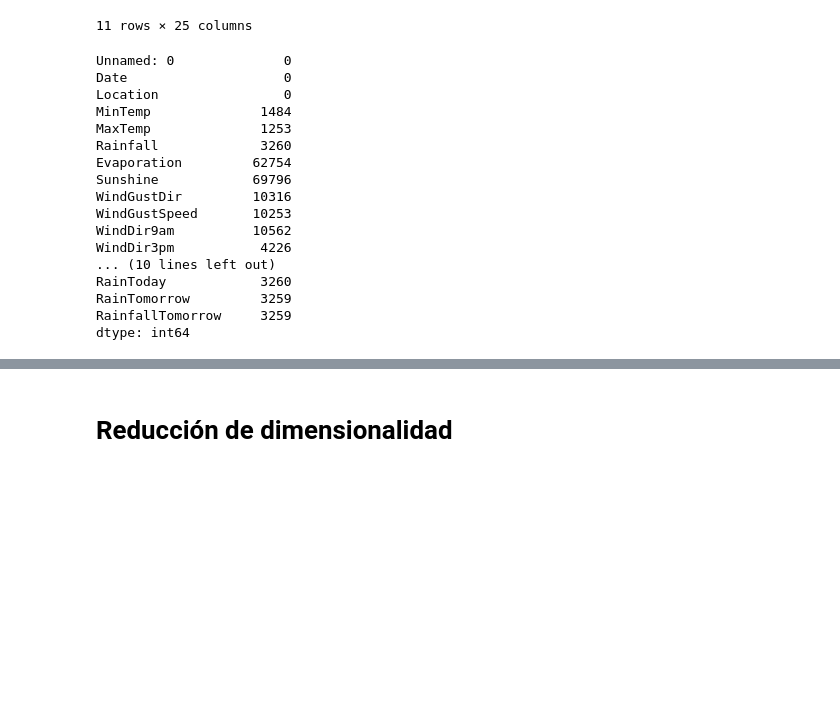
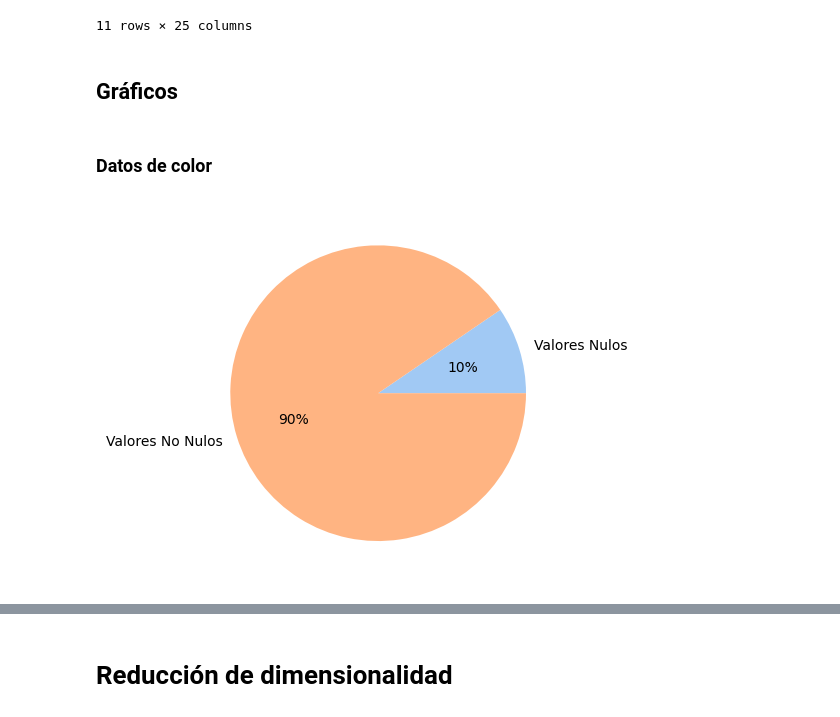
Before and after one commit to C4570/AA1-TUIA-Britos-Moresco, a Jupyter notebook: TP_integrador_AA1.ipynb, the cells around one changed output, grey strips where cells are left out. Cells and saved outputs as stored; diff of their text form; code cells hidden in the pictures; blank space fills up the shorter version.

```diff
--- a/TP_integrador_AA1.ipynb
+++ b/TP_integrador_AA1.ipynb
@@ -108,24 +148,29 @@ weather_data.describe(include='all')
 | 75% | 109093.250000 | NaN | NaN | 16.900000 | 28.200000 | 0.800000 | 7.400000 | 10.600000 | NaN | ... |
 | max | 145458.000000 | NaN | NaN | 33.900000 | 48.100000 | 371.000000 | 145.000000 | 14.500000 | NaN | ... |
 11 rows × 25 columns
-# %%
-# Cantidad de valores faltantes.
-weather_data.isna().sum()
-# %% [output]
-Unnamed: 0              0
-Date                    0
-Location                0
-MinTemp              1484
-MaxTemp              1253
-Rainfall             3260
-Evaporation         62754
-Sunshine            69796
-WindGustDir         10316
-WindGustSpeed       10253
-WindDir9am          10562
-WindDir3pm           4226
-... (10 lines left out)
-RainToday            3260
-RainTomorrow         3259
-RainfallTomorrow     3259
-dtype: int64
+# %% [markdown]
+## Gráficos
+# %% [markdown]
+### Datos de color
+# %%
+# Calcula el número total de valores (nulos y no nulos)
+total_valores = np.product(weather_data.shape)
+
+# Calcula el número de valores nulos
+valores_nulos = weather_data.isnull().sum().sum()
+
+# Calcula el número de valores no nulos
+valores_no_nulos = total_valores - valores_nulos
+
+# Crea una lista con los valores para el gráfico
+datos = [valores_nulos, valores_no_nulos]
+
+# Crea una lista con las etiquetas para el gráfico
+etiquetas = ['Valores Nulos', 'Valores No Nulos']
+
+colors = sns.color_palette("pastel")
+
+plt.pie(datos, labels=etiquetas, colors=colors, autopct='%.0f%%')
+plt.show()
+# %% [output]
+[figure, added]
```
Also changed, not shown: parts of 139 cells of this notebook.
